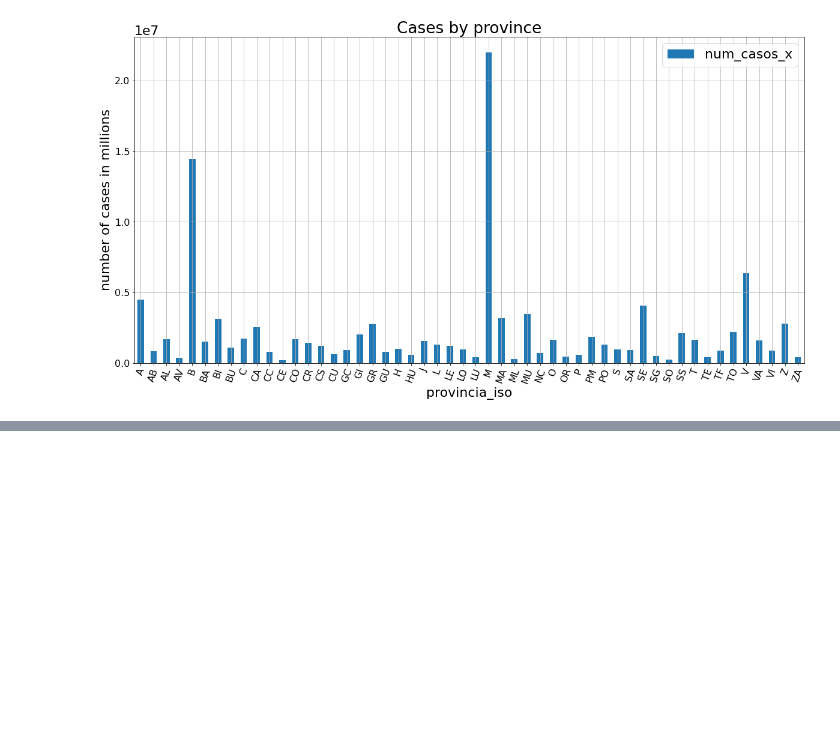
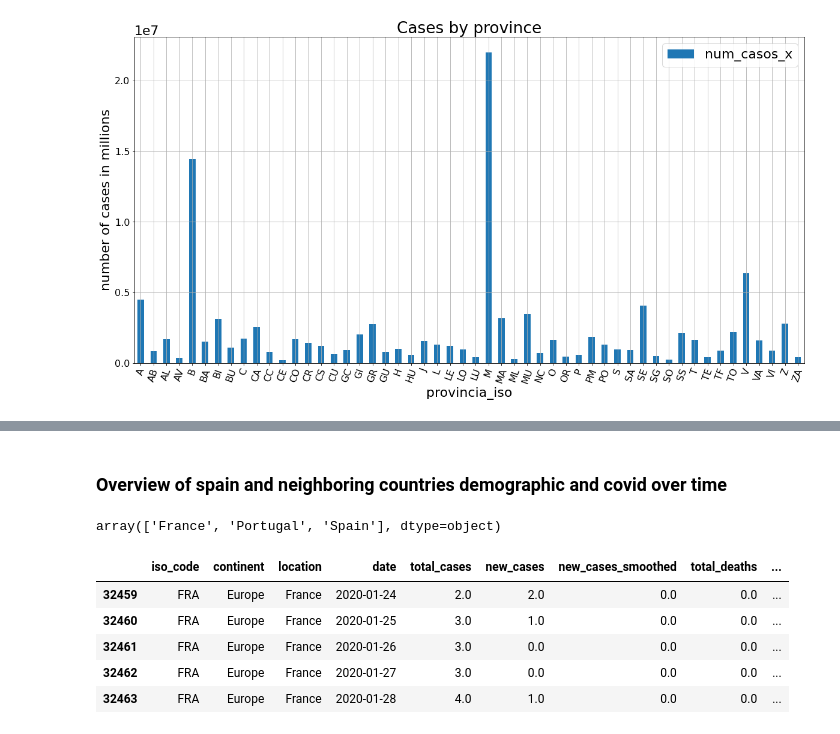
Before and after one commit to Pierre-mulliez1/predict_covid, a Jupyter notebook: EDA.ipynb, the cells around one changed output, grey strips where cells are left out. Drawn from its saved outputs; the diff is of its cells as text; code cells hidden in the pictures; blank space fills up the shorter version.

```diff
--- a/EDA.ipynb
+++ b/EDA.ipynb
@@ -110,0 +113,25 @@ Note that cases are not unique
+# %% [markdown]
+### Overview of spain and neighboring countries demographic and covid over time
+# %%
+DATA_PATH = os.path.join(DIRECTORY_WHERE_THIS_FILE_IS, "data/world_cov_data.csv")
+df5 = pd.read_csv(DATA_PATH, parse_dates=["date"])
+# %%
+#Filtering fro a spain and neighboring countries
+df5 = df5.loc[(df5["location"] == "Spain") | (df5["location"] == "France") | (df5["location"] == "Portugal"),:]
+# %%
+df5["location"].unique()
+# %% [output]
+array(['France', 'Portugal', 'Spain'], dtype=object)
+# %%
+#replacing empty and null values
+df5 = df5.replace("",0.0).fillna(0.0)
+# %%
+pd.set_option('display.max_columns', None)
+df5.head()
+# %% [output]
+|  | iso_code | continent | location | date | total_cases | new_cases | new_cases_smoothed | total_deaths | ... |
+| 32459 | FRA | Europe | France | 2020-01-24 | 2.0 | 2.0 | 0.0 | 0.0 | ... |
+| 32460 | FRA | Europe | France | 2020-01-25 | 3.0 | 1.0 | 0.0 | 0.0 | ... |
+| 32461 | FRA | Europe | France | 2020-01-26 | 3.0 | 0.0 | 0.0 | 0.0 | ... |
+| 32462 | FRA | Europe | France | 2020-01-27 | 3.0 | 0.0 | 0.0 | 0.0 | ... |
+| 32463 | FRA | Europe | France | 2020-01-28 | 4.0 | 1.0 | 0.0 | 0.0 | ... |
```
Also changed, not shown: parts of 15 cells of this notebook, 3 other files.
